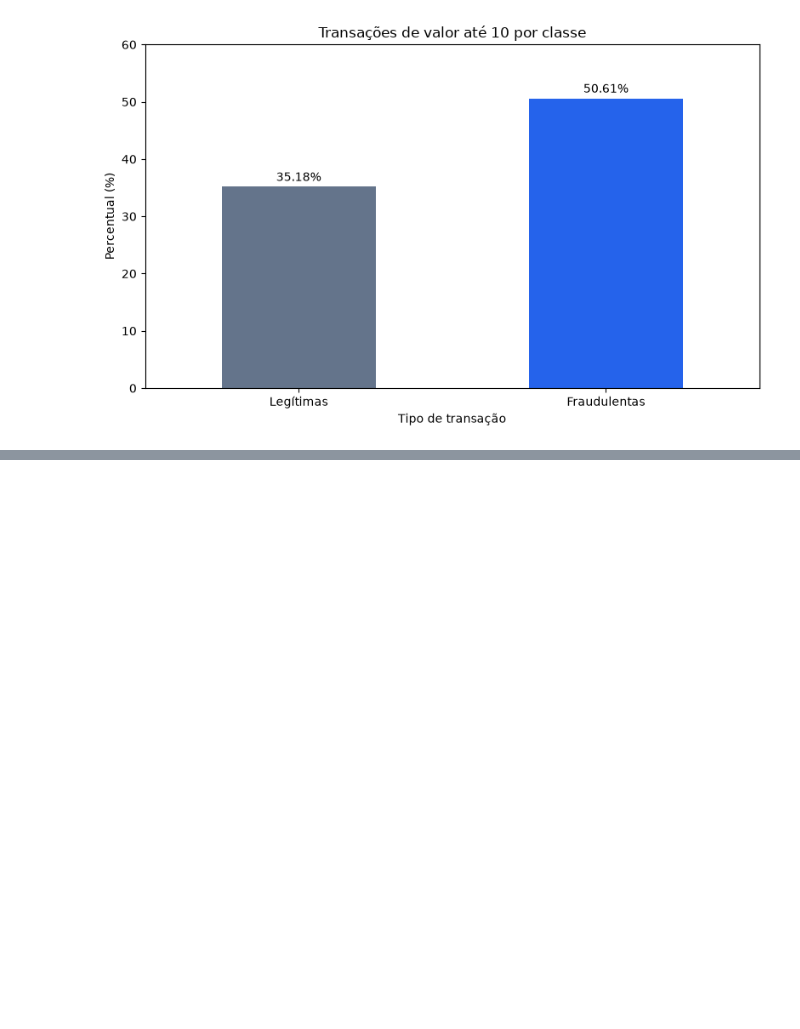
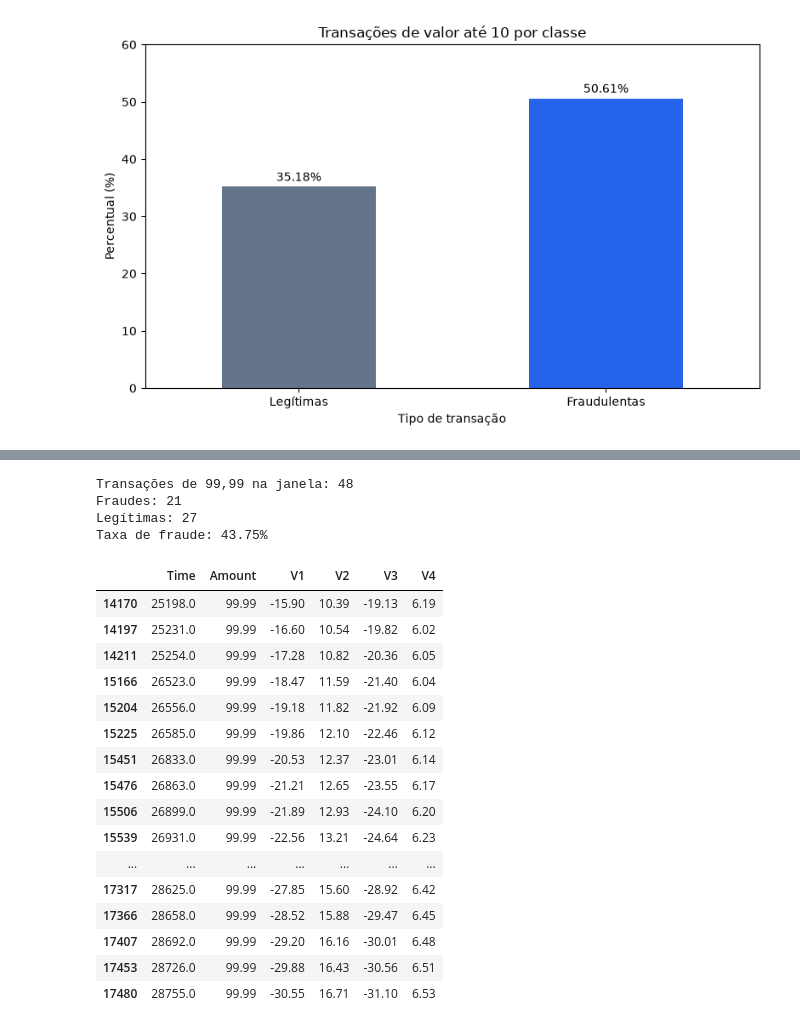
Before and after one commit to jouborges/tech-guide, a Jupyter notebook: fraud-analytics/notebooks/01_exploracao_dados.ipynb, the cells around one changed output, grey strips where cells are left out. Cells and saved outputs as stored; diff of their text form; code cells hidden in the pictures; blank space fills up the shorter version.

```diff
--- a/fraud-analytics/notebooks/01_exploracao_dados.ipynb
+++ b/fraud-analytics/notebooks/01_exploracao_dados.ipynb
@@ -320,0 +479,39 @@ plt.show()
+# %%
+janela = df.loc[
+    (df["Time"].between(25198, 28755)) &
+    (df["Amount"] == 99.99)
+]
+
+print("Transações de 99,99 na janela:", len(janela))
+print("Fraudes:", (janela["Class"] == 1).sum())
+print("Legítimas:", (janela["Class"] == 0).sum())
+print("Taxa de fraude:", f'{janela["Class"].mean() * 100:.2f}%')
+# %% [output]
+Transações de 99,99 na janela: 48
+Fraudes: 21
+Legítimas: 27
+Taxa de fraude: 43.75%
+# %%
+fraudes_janela = janela.loc[janela["Class"] == 1]
+
+fraudes_janela[
+    ["Time", "Amount", "V1", "V2", "V3", "V4"]
+].round(2)
+# %% [output]
+|  | Time | Amount | V1 | V2 | V3 | V4 |
+| 14170 | 25198.0 | 99.99 | -15.90 | 10.39 | -19.13 | 6.19 |
+| 14197 | 25231.0 | 99.99 | -16.60 | 10.54 | -19.82 | 6.02 |
+| 14211 | 25254.0 | 99.99 | -17.28 | 10.82 | -20.36 | 6.05 |
+| 15166 | 26523.0 | 99.99 | -18.47 | 11.59 | -21.40 | 6.04 |
+| 15204 | 26556.0 | 99.99 | -19.18 | 11.82 | -21.92 | 6.09 |
+| 15225 | 26585.0 | 99.99 | -19.86 | 12.10 | -22.46 | 6.12 |
+| 15451 | 26833.0 | 99.99 | -20.53 | 12.37 | -23.01 | 6.14 |
+| 15476 | 26863.0 | 99.99 | -21.21 | 12.65 | -23.55 | 6.17 |
+| 15506 | 26899.0 | 99.99 | -21.89 | 12.93 | -24.10 | 6.20 |
+| 15539 | 26931.0 | 99.99 | -22.56 | 13.21 | -24.64 | 6.23 |
+| ... | ... | ... | ... | ... | ... | ... |
+| 17317 | 28625.0 | 99.99 | -27.85 | 15.60 | -28.92 | 6.42 |
+| 17366 | 28658.0 | 99.99 | -28.52 | 15.88 | -29.47 | 6.45 |
+| 17407 | 28692.0 | 99.99 | -29.20 | 16.16 | -30.01 | 6.48 |
+| 17453 | 28726.0 | 99.99 | -29.88 | 16.43 | -30.56 | 6.51 |
+| 17480 | 28755.0 | 99.99 | -30.55 | 16.71 | -31.10 | 6.53 |
```
Also changed, not shown: parts of 25 cells of this notebook, 4 other files.
